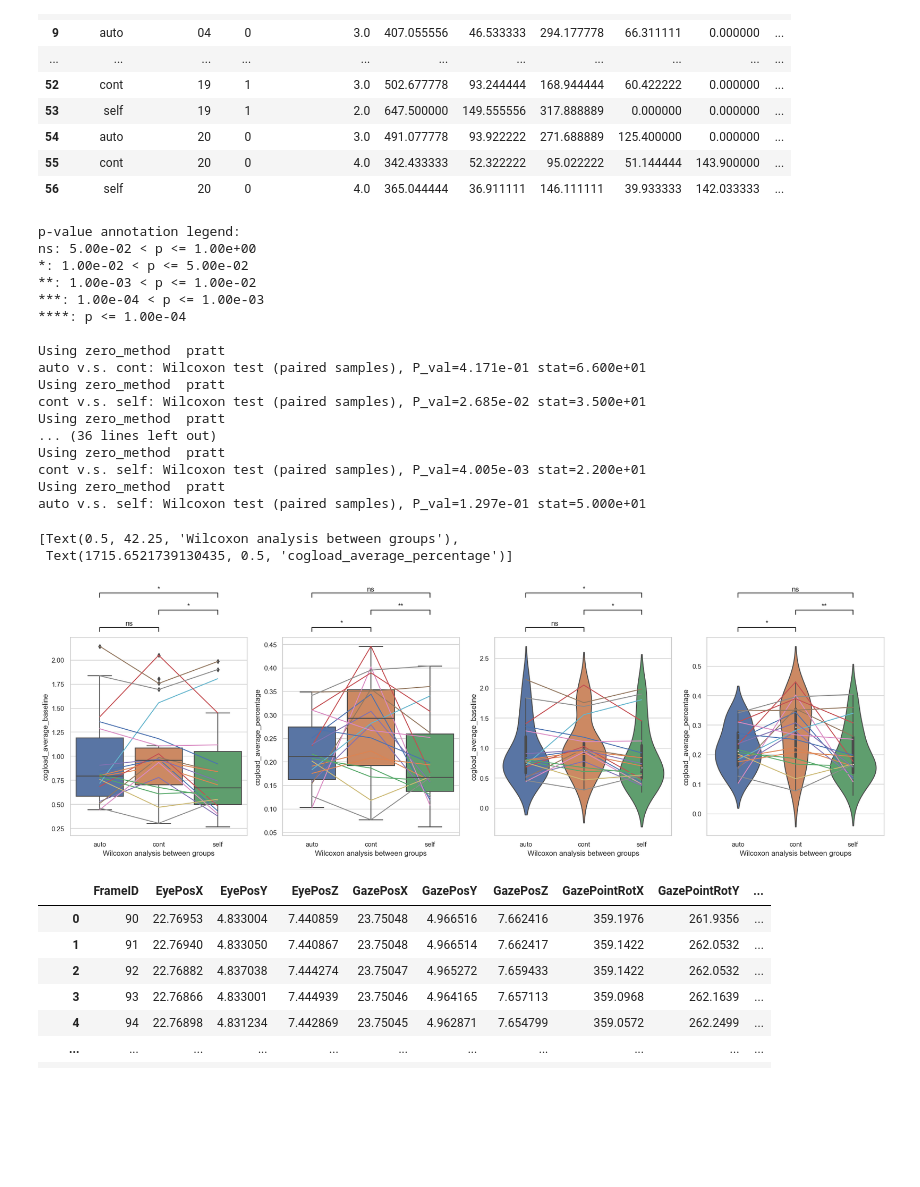
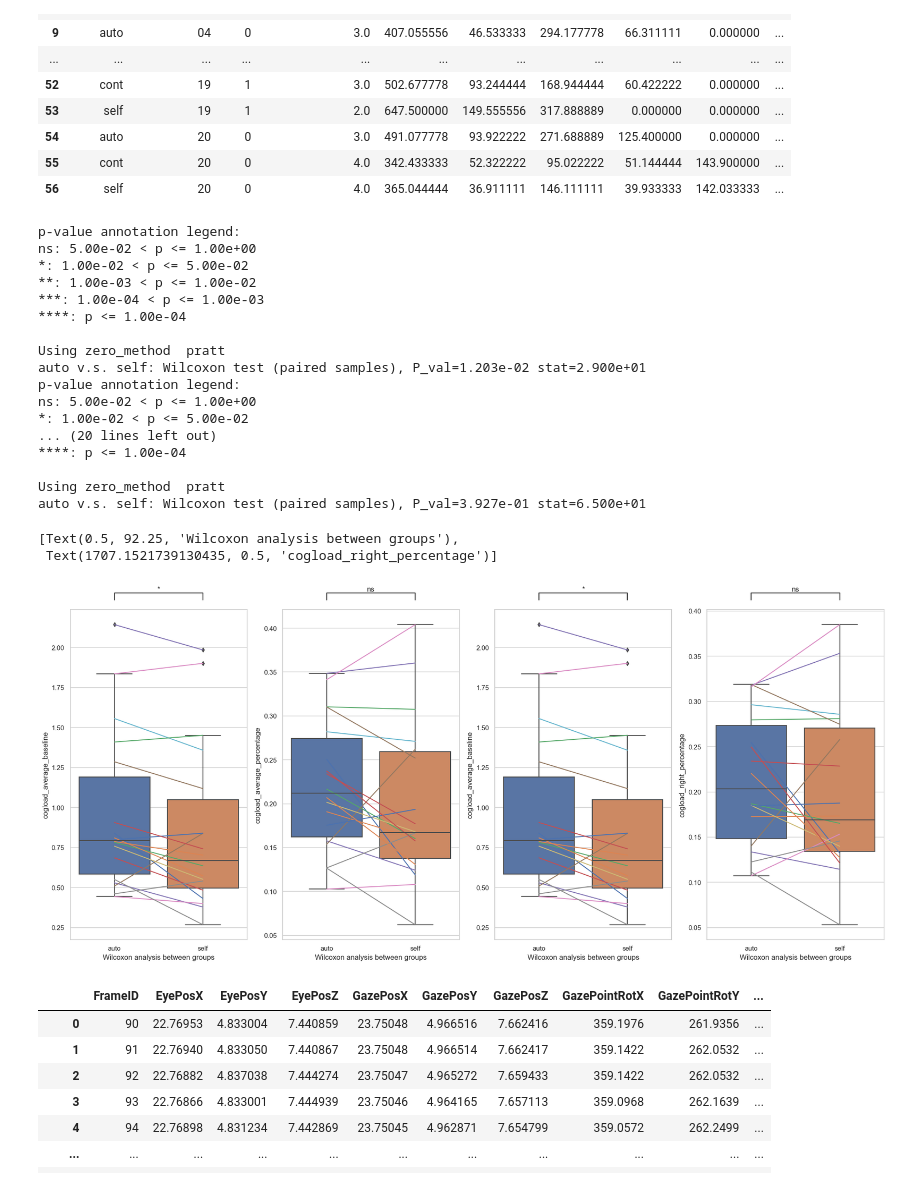
Before and after one commit to Tianyu-Zhou/NIST_Way_Finding, a Jupyter notebook: nist.ipynb, the cells around one changed output. Cells and saved outputs as stored; diff of their text form; code cells hidden in the pictures; blank space fills up the shorter version.

```diff
--- a/nist.ipynb
+++ b/nist.ipynb
@@ -224,28 +229,33 @@ data_analysis
 | 56 | self | 20 | 0 | 4.0 | 365.044444 | 36.911111 | 146.111111 | 39.933333 | 142.033333 | ... |
 # %%
 data_pairwise = data_analysis.drop([27,31,32])
+data_pairwise = data_pairwise[data_pairwise.condition != 'cont']
 # %%
 ### pair analysis visualization
 sns.set(style = 'whitegrid')
 x = 'condition'
-order = ["auto", "cont","self"]
+# order = ["auto", "cont","self"]
+order = ["auto","self"]
 method = 'Wilcoxon'
 # method = 'Kruskal'
 data = data_pairwise
 
-fig, axes = plt.subplots(1,4, figsize=(24,6), dpi=100)
+fig, axes = plt.subplots(1,4, figsize=(24,10), dpi=100)
 
 # y = 'cogload_left_baseline'
 y = 'cogload_average_baseline'
 axes[0] = sns.boxplot(ax = axes[0], data=data, x=x, y=y, order=order)
 # axes[0] = sns.violinplot(ax = axes[0], data=data, x=x, y=y, order=order)
-for i in range(0,len(data_pairwise),3):
-   axes[0].plot([data_analysis[[y]].values.ravel()[i],data_analysis[[y]].values.ravel()[i+1],data_analysis[[y]].values.ravel()[i+2]])
+for i in range(0,len(data_pairwise),2):
+   axes[0].plot([data_pairwise[[y]].values.ravel()[i],
+   data_pairwise[[y]].values.ravel()[i+1],
+   # data_pairwise[[y]].values.ravel()[i+2]
+   ])
 test_results = add_stat_annotation(ax=axes[0], data=data, x=x, y=y, order=order,
                                  box_pairs=[
                                           (order[0], order[1]),
-                                          (order[0], order[2]),
-                                          (order[1], order[2]),
+                                          # (order[0], order[2]),
+                                          # (order[1], order[2]),
                                              ],
                                  test=method,
                                  comparisons_correction=None,
@@ -256,13 +266,16 @@ axes[0].set(xlabel = method + ' analysis between groups', ylabel=y)
 # y = "cogload_left_percentage"
 y = "cogload_average_percentage"
 axes[1] = sns.boxplot(ax = axes[1],data=data, x=x, y=y,order=order,)
-for i in range(0,len(data_pairwise),3):
-   axes[1].plot([data_analysis[[y]].values.ravel()[i],data_analysis[[y]].values.ravel()[i+1],data_analysis[[y]].values.ravel()[i+2]])
+for i in range(0,len(data_pairwise),2):
+   axes[1].plot([data_pairwise[[y]].values.ravel()[i],
+   data_pairwise[[y]].values.ravel()[i+1],
+   # data_pairwise[[y]].values.ravel()[i+2]
+   ])
 test_results = add_stat_annotation(ax=axes[1], data=data, x=x, y=y,
                                  box_pairs=[
                                           (order[0], order[1]),
-                                          (order[0], order[2]),
-                                          (order[1], order[2]),
+                                          # (order[0], order[2]),
+                                          # (order[1], order[2]),
                                           ],
                                  test=method,
                                  comparisons_correction=None,
@@ -272,58 +285,64 @@ axes[1].set(xlabel = method + ' analysis between groups', ylabel=y)
 
 y = 'cogload_average_baseline'
 # y = "cogload_right_baseline"
-axes[2] = sns.violinplot(ax = axes[2],data=data, x=x, y=y,order=order,)
-for i in range(0,len(data_pairwise),3):
-   axes[2].plot([data_analysis[[y]].values.ravel()[i],data_analysis[[y]].values.ravel()[i+1],data_analysis[[y]].values.ravel()[i+2]])
+axes[2] = sns.boxplot(ax = axes[2],data=data, x=x, y=y,order=order,)
+for i in range(0,len(data_pairwise),2):
+   axes[2].plot([data_pairwise[[y]].values.ravel()[i],
+   data_pairwise[[y]].values.ravel()[i+1],
+   # data_pairwise[[y]].values.ravel()[i+2]
+   ])
 test_results = add_stat_annotation(ax=axes[2], data=data, x=x, y=y,
                                  box_pairs=[
                                           (order[0], order[1]),
-                                          (order[0], order[2]),
-                                          (order[1], order[2]),
+                                          # (order[0], order[2]),
+                                          # (order[1], order[2]),
                                           ],
                                  test=method,
                                  comparisons_correction=None,
                                  text_format='star', loc='outside', verbose=1,
                                  )
 axes[2].set(xlabel = method + ' analysis between groups', ylabel=y)
 
-# y = "cogload_right_percentage"
-y = "cogload_average_percentage"
-axes[3] = sns.violinplot(ax = axes[3],data=data, x=x, y=y,order=order,)
-for i in range(0,len(data_pairwise),3):
-   axes[3].plot([data_analysis[[y]].values.ravel()[i],data_analysis[[y]].values.ravel()[i+1],data_analysis[[y]].values.ravel()[i+2]])
+y = "cogload_right_percentage"
+# y = "cogload_average_percentage"
+axes[3] = sns.boxplot(ax = axes[3],data=data, x=x, y=y,order=order,)
+for i in range(0,len(data_pairwise),2):
+   axes[3].plot([data_pairwise[[y]].values.ravel()[i],
+   data_pairwise[[y]].values.ravel()[i+1],
+   # data_pairwise[[y]].values.ravel()[i+2]
+   ])
 test_results = add_stat_annotation(ax=axes[3], data=data, x=x, y=y,
                                  box_pairs=[
                                           (order[0], order[1]),
-                                          (order[0], order[2]),
-                                          (order[1], order[2]),
+                                          # (order[0], order[2]),
+                                          # (order[1], order[2]),
                                           ],
                                  test=method,
                                  comparisons_correction=None,
                                  text_format='star', loc='outside', verbose=1,
                                  )
 axes[3].set(xlabel = method + ' analysis between groups', ylabel=y)
 # %% [output]
 p-value annotation legend:
 ns: 5.00e-02 < p <= 1.00e+00
 *: 1.00e-02 < p <= 5.00e-02
 **: 1.00e-03 < p <= 1.00e-02
 ***: 1.00e-04 < p <= 1.00e-03
 ****: p <= 1.00e-04
 
 Using zero_method  pratt
-auto v.s. cont: Wilcoxon test (paired samples), P_val=4.171e-01 stat=6.600e+01
+auto v.s. self: Wilcoxon test (paired samples), P_val=1.203e-02 stat=2.900e+01
+p-value annotation legend:
+ns: 5.00e-02 < p <= 1.00e+00
+*: 1.00e-02 < p <= 5.00e-02
+... (20 lines left out)
+****: p <= 1.00e-04
+
 Using zero_method  pratt
-cont v.s. self: Wilcoxon test (paired samples), P_val=2.685e-02 stat=3.500e+01
-Using zero_method  pratt
-... (36 lines left out)
-Using zero_method  pratt
-cont v.s. self: Wilcoxon test (paired samples), P_val=4.005e-03 stat=2.200e+01
-Using zero_method  pratt
-auto v.s. self: Wilcoxon test (paired samples), P_val=1.297e-01 stat=5.000e+01
+auto v.s. self: Wilcoxon test (paired samples), P_val=3.927e-01 stat=6.500e+01
-[Text(0.5, 42.25, 'Wilcoxon analysis between groups'),
- Text(1715.6521739130435, 0.5, 'cogload_average_percentage')]
+[Text(0.5, 92.25, 'Wilcoxon analysis between groups'),
+ Text(1707.1521739130435, 0.5, 'cogload_right_percentage')]
-[figure, old version]
+[figure, new version]
 # %%
 ### sample from raw data
 rate = 20
```
Also changed, not shown: parts of 3 cells of this notebook, 1 other file.
